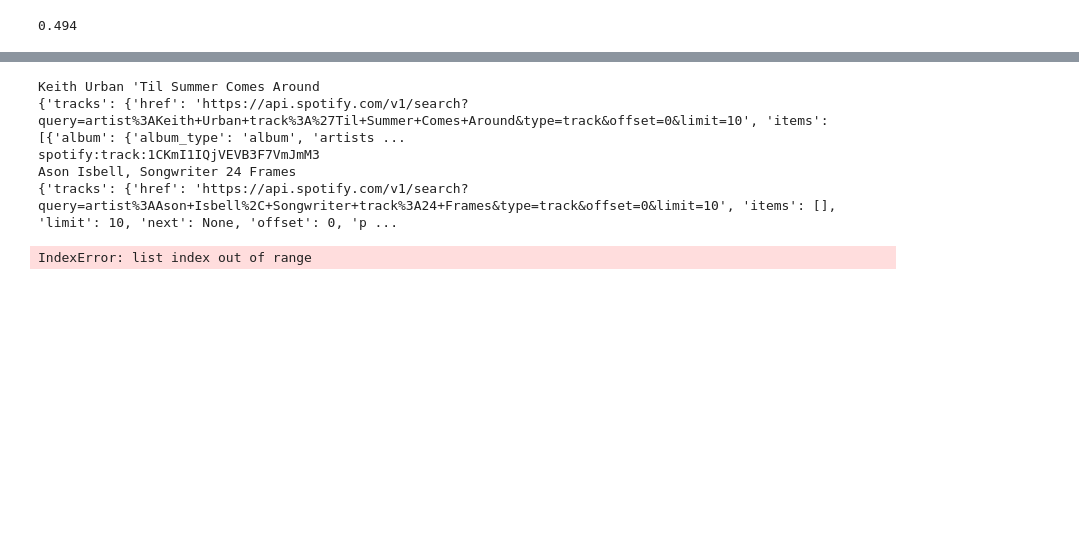
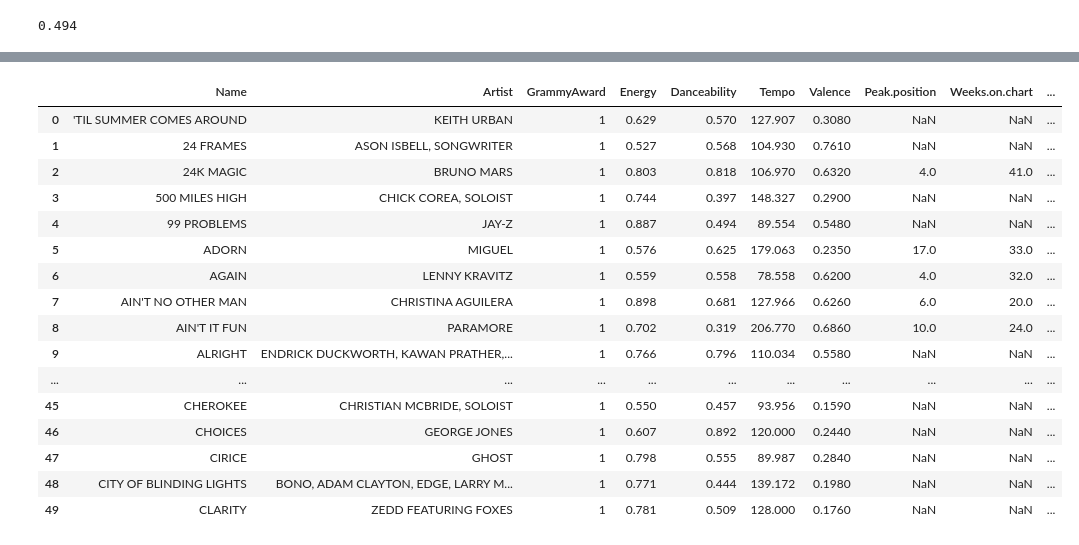
Before and after one commit to vpandiarajan20/2022-DataScience-Final, a Jupyter notebook: neil_edits.ipynb, the cells around one changed output, grey strips where cells are left out. Cells and saved outputs as stored; diff of their text form; code cells hidden in the pictures; blank space fills up the shorter version.

```diff
--- a/neil_edits.ipynb
+++ b/neil_edits.ipynb
@@ -116,7 +159,7 @@ artistName = 'JAY-Z'
 trackName = '99 PROBLEMS'
 
 # q = String.init(format:"artist:%@ track:%@",artistName,trackName)
-song = sp.search(q=f"artist:{artistName} track:{trackName}", type="track", limit=10)
+song = sp.search(q=f"track:{trackName}", type="track", limit=10)
 # print(song)
 track_id = song['tracks']['items'][0]['uri']
 print(track_id)
@@ -128,23 +181,37 @@ spotify:track:7sLpSWxQazJzDVG6YGzlVs
 # %%
-for index, row in combined_df.iterrows():
+for index, row in combined_df.head(100).iterrows():
     artistName = row['Artist']
     trackName = row['Name']
-    print(artistName,trackName)
-    song = sp.search(q=f"artist:{artistName} track:{trackName}", type="track", limit=10)
-    print(song)
-    print(song['tracks']['items'][0]['uri'])
+#     print(artistName,trackName)
+    song = sp.search(q=f"track:{trackName}", type="track", limit=10)
     track_id = song['tracks']['items'][0]['uri']
     song_info = sp.audio_features(track_id)
-    row['Energy'] = song_info[0].get('energy')
-    row['Danceability'] = song_info[0].get('danceability')
-    row['Tempo'] = song_info[0].get('tempo')
-    row['Valence'] = song_info[0].get('valence')
+#     print(song)
+#     print(song['tracks']['items'][0]['uri'])
+    try:
+        combined_df.at[index, 'Energy'] = song_info[0].get('energy')
+        combined_df.at[index, 'Danceability'] = song_info[0].get('danceability')
+        combined_df.at[index, 'Tempo'] = song_info[0].get('tempo')
+        combined_df.at[index, 'Valence'] = song_info[0].get('valence')
+    except:
+        print("track not found", trackName)
 
 combined_df.head(50)
 # %% [output]
-Keith Urban 'Til Summer Comes Around
-{'tracks': {'href': 'https://api.spotify.com/v1/search?query=artist%3AKeith+Urban+track%3A%27Til+Summer+Comes+Around&type=track&offset=0&limit=10', 'items': [{'album': {'album_type': 'album', 'artists ...
-spotify:track:1CKmI1IQjVEVB3F7VmJmM3
-Ason Isbell, Songwriter 24 Frames
-{'tracks': {'href': 'https://api.spotify.com/v1/search?query=artist%3AAson+Isbell%2C+Songwriter+track%3A24+Frames&type=track&offset=0&limit=10', 'items': [], 'limit': 10, 'next': None, 'offset': 0, 'p ...
-IndexError: list index out of range
+|  | Name | Artist | GrammyAward | Energy | Danceability | Tempo | Valence | Peak.position | Weeks.on.chart | ... |
+| 0 | 'TIL SUMMER COMES AROUND | KEITH URBAN | 1 | 0.629 | 0.570 | 127.907 | 0.3080 | NaN | NaN | ... |
+| 1 | 24 FRAMES | ASON ISBELL, SONGWRITER | 1 | 0.527 | 0.568 | 104.930 | 0.7610 | NaN | NaN | ... |
+| 2 | 24K MAGIC | BRUNO MARS | 1 | 0.803 | 0.818 | 106.970 | 0.6320 | 4.0 | 41.0 | ... |
+| 3 | 500 MILES HIGH | CHICK COREA, SOLOIST | 1 | 0.744 | 0.397 | 148.327 | 0.2900 | NaN | NaN | ... |
+| 4 | 99 PROBLEMS | JAY-Z | 1 | 0.887 | 0.494 | 89.554 | 0.5480 | NaN | NaN | ... |
+| 5 | ADORN | MIGUEL | 1 | 0.576 | 0.625 | 179.063 | 0.2350 | 17.0 | 33.0 | ... |
+| 6 | AGAIN | LENNY KRAVITZ | 1 | 0.559 | 0.558 | 78.558 | 0.6200 | 4.0 | 32.0 | ... |
+| 7 | AIN'T NO OTHER MAN | CHRISTINA AGUILERA | 1 | 0.898 | 0.681 | 127.966 | 0.6260 | 6.0 | 20.0 | ... |
+| 8 | AIN'T IT FUN | PARAMORE | 1 | 0.702 | 0.319 | 206.770 | 0.6860 | 10.0 | 24.0 | ... |
+| 9 | ALRIGHT | ENDRICK DUCKWORTH, KAWAN PRATHER,... | 1 | 0.766 | 0.796 | 110.034 | 0.5580 | NaN | NaN | ... |
+| ... | ... | ... | ... | ... | ... | ... | ... | ... | ... | ... |
+| 45 | CHEROKEE | CHRISTIAN MCBRIDE, SOLOIST | 1 | 0.550 | 0.457 | 93.956 | 0.1590 | NaN | NaN | ... |
+| 46 | CHOICES | GEORGE JONES | 1 | 0.607 | 0.892 | 120.000 | 0.2440 | NaN | NaN | ... |
+| 47 | CIRICE | GHOST | 1 | 0.798 | 0.555 | 89.987 | 0.2840 | NaN | NaN | ... |
+| 48 | CITY OF BLINDING LIGHTS | BONO, ADAM CLAYTON, EDGE, LARRY M... | 1 | 0.771 | 0.444 | 139.172 | 0.1980 | NaN | NaN | ... |
+| 49 | CLARITY | ZEDD FEATURING FOXES | 1 | 0.781 | 0.509 | 128.000 | 0.1760 | NaN | NaN | ... |
```
Also changed, not shown: parts of 8 cells of this notebook.
